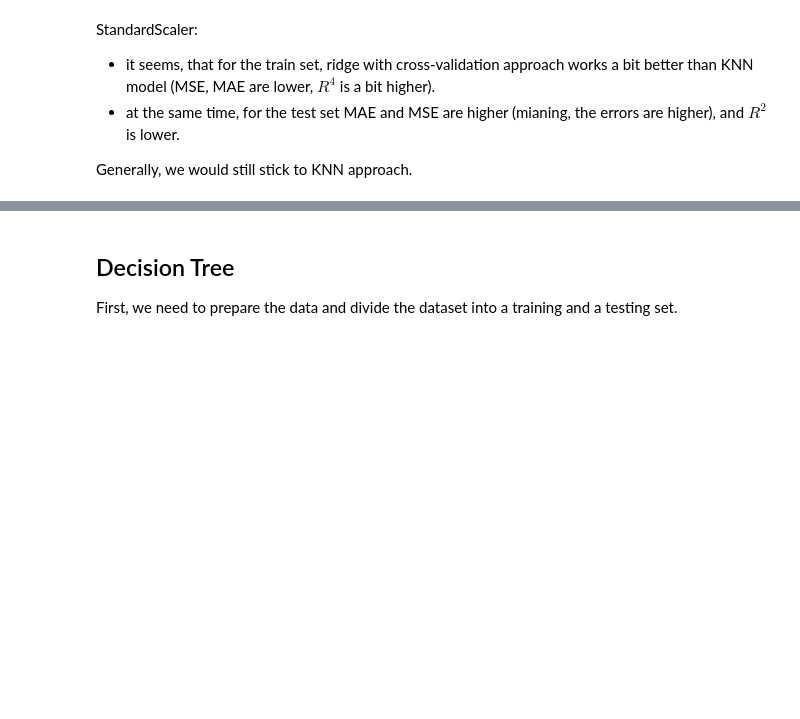
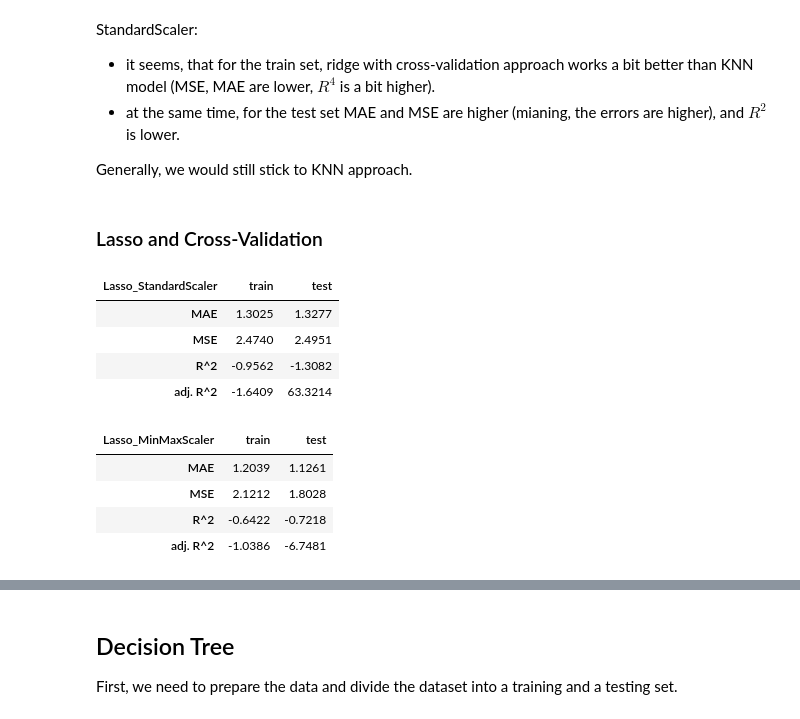
Before and after one commit to mivelikikh/what_makes_us_happy, a Jupyter notebook: PCA_approach.ipynb, the cells around one changed output, grey strips where cells are left out. Saved outputs shown, nothing was run; the diff lists cells and outputs as text; code cells hidden in the pictures; blank space fills up the shorter version.

```diff
--- a/PCA_approach.ipynb
+++ b/PCA_approach.ipynb
@@ -442,3 +443,20 @@ StandardScaler:
 - at the same time, for the test set MAE and MSE are higher (mianing, the errors are higher), and $R^2$ is lower.
 
 Generally, we would still stick to KNN approach.
+# %% [markdown]
+### Lasso and Cross-Validation
+# %%
+# lasso without cross-validation
+display(lasso_regression(2, X_std_train_poly, y_std_train_poly, X_std_test_poly, y_std_test_poly, "Lasso_StandardScaler"))
+display(lasso_regression(2, X_minmax_train_poly, y_minmax_train_poly, X_minmax_test_poly, y_minmax_test_poly, "Lasso_MinMaxScaler"))
+# %% [output]
+| Lasso_StandardScaler | train | test |
+| MAE | 1.3025 | 1.3277 |
+| MSE | 2.4740 | 2.4951 |
+| R^2 | -0.9562 | -1.3082 |
+| adj. R^2 | -1.6409 | 63.3214 |
+| Lasso_MinMaxScaler | train | test |
+| MAE | 1.2039 | 1.1261 |
+| MSE | 2.1212 | 1.8028 |
+| R^2 | -0.6422 | -0.7218 |
+| adj. R^2 | -1.0386 | -6.7481 |
```
Also changed, not shown: parts of 12 cells of this notebook.
